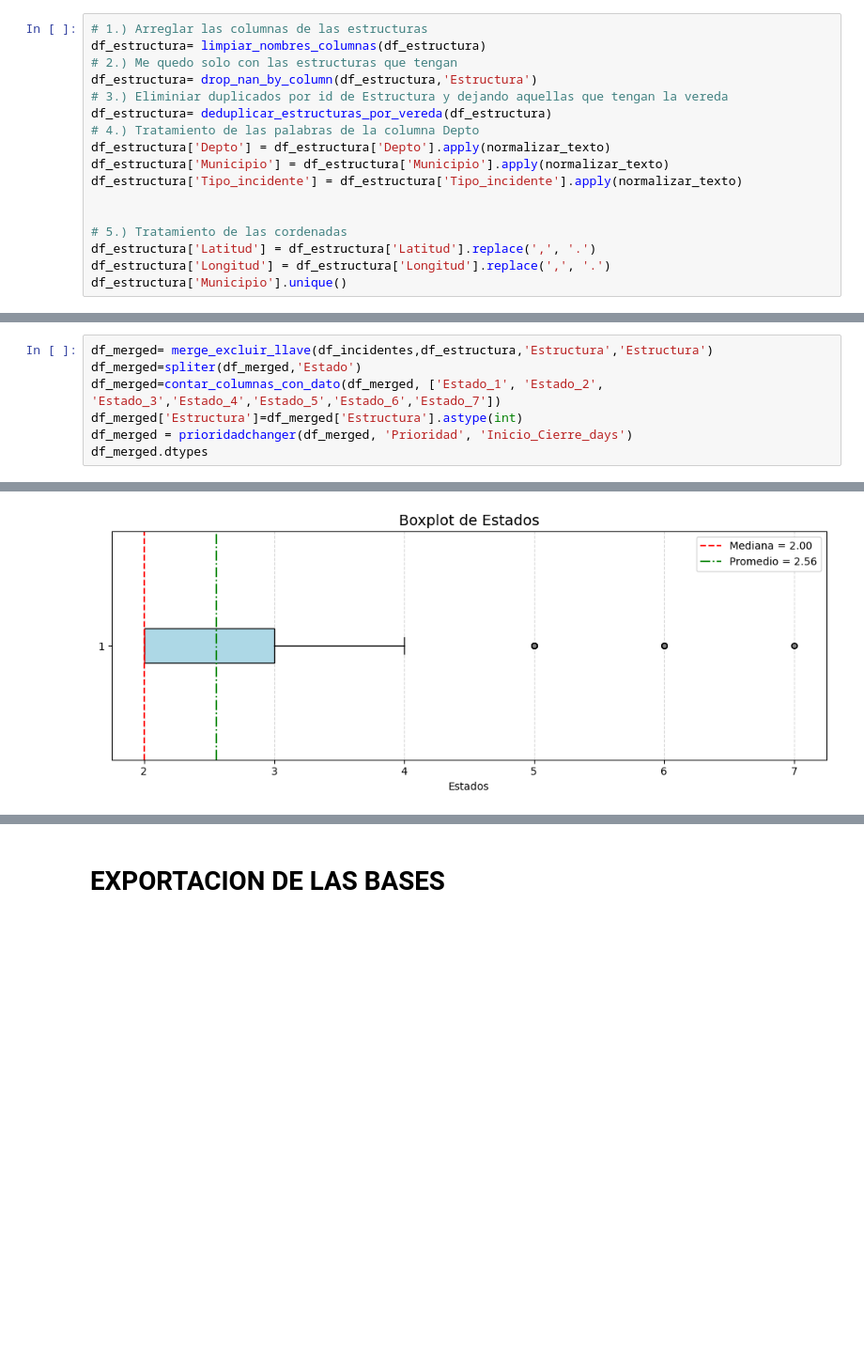
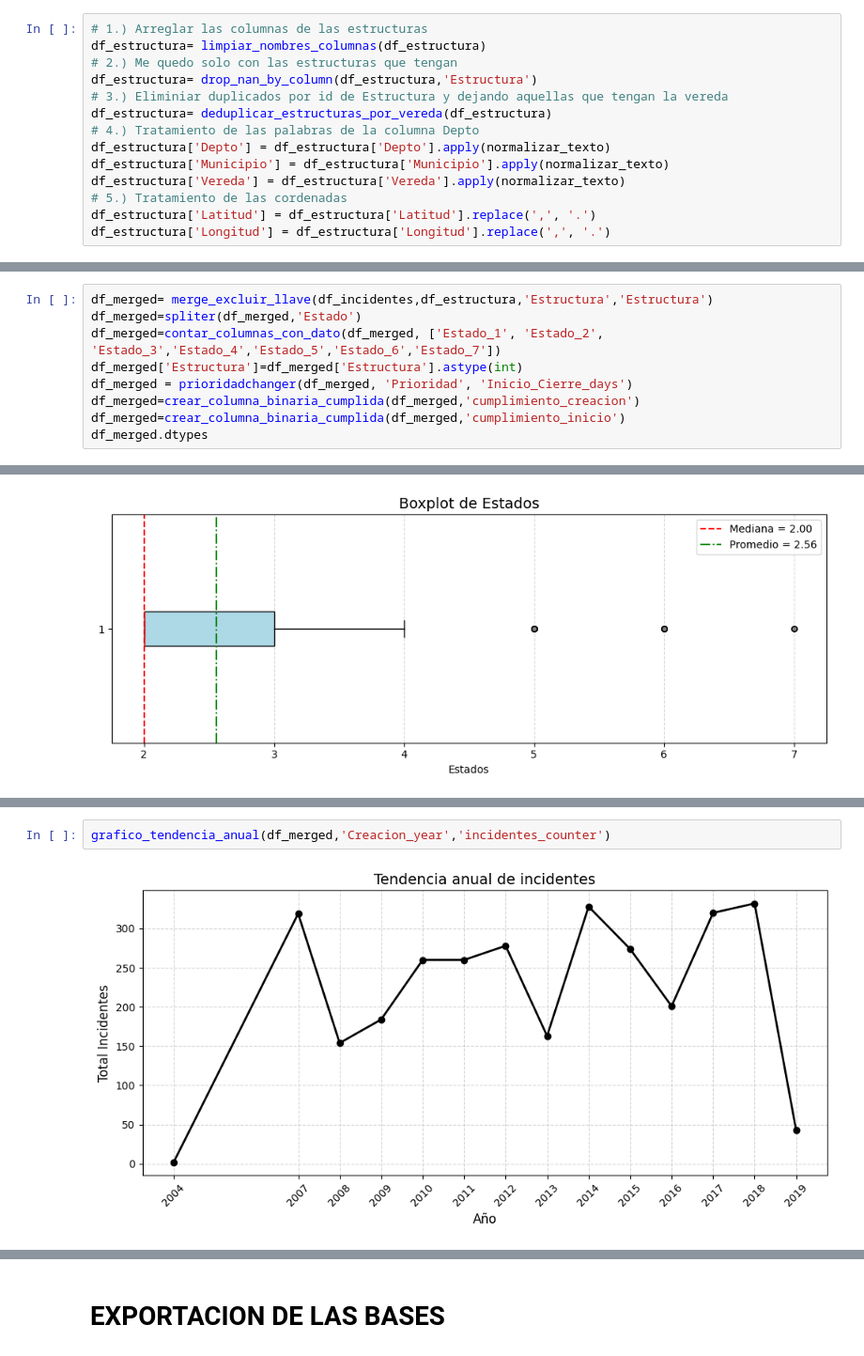
Before and after one commit to WMARBAR/CProgram_incidencias, a Jupyter notebook: constructor4_proyecto_II.ipynb, the cells around one changed output, grey strips where cells are left out. Shown at 94% size. Saved outputs shown, nothing was run; the diff lists cells and outputs as text; blank space fills up the shorter version.

```diff
--- a/constructor4_proyecto_II.ipynb
+++ b/constructor4_proyecto_II.ipynb
@@ -743,10 +980,7 @@ df_estructura= deduplicar_estructuras_por_vereda(df_estructura)
 # 4.) Tratamiento de las palabras de la columna Depto
 df_estructura['Depto'] = df_estructura['Depto'].apply(normalizar_texto)
 df_estructura['Municipio'] = df_estructura['Municipio'].apply(normalizar_texto)
-df_estructura['Tipo_incidente'] = df_estructura['Tipo_incidente'].apply(normalizar_texto)
-
-
+df_estructura['Vereda'] = df_estructura['Vereda'].apply(normalizar_texto)
 # 5.) Tratamiento de las cordenadas
 df_estructura['Latitud'] = df_estructura['Latitud'].replace(',', '.')
 df_estructura['Longitud'] = df_estructura['Longitud'].replace(',', '.')
-df_estructura['Municipio'].unique()
@@ -774,6 +1005,8 @@ df_merged=spliter(df_merged,'Estado')
 df_merged=contar_columnas_con_dato(df_merged, ['Estado_1', 'Estado_2', 'Estado_3','Estado_4','Estado_5','Estado_6','Estado_7'])
 df_merged['Estructura']=df_merged['Estructura'].astype(int)
 df_merged = prioridadchanger(df_merged, 'Prioridad', 'Inicio_Cierre_days')
+df_merged=crear_columna_binaria_cumplida(df_merged,'cumplimiento_creacion')
+df_merged=crear_columna_binaria_cumplida(df_merged,'cumplimiento_inicio')
 df_merged.dtypes
 # %% [output]
 |  | 0 |
@@ -948,0 +1245,4 @@ boxplot_variable(df_merged, 'Estados')
+# %%
+grafico_tendencia_anual(df_merged,'Creacion_year','incidentes_counter')
+# %% [output]
+[figure, added]
```
Also changed, not shown: parts of 33 cells of this notebook.
